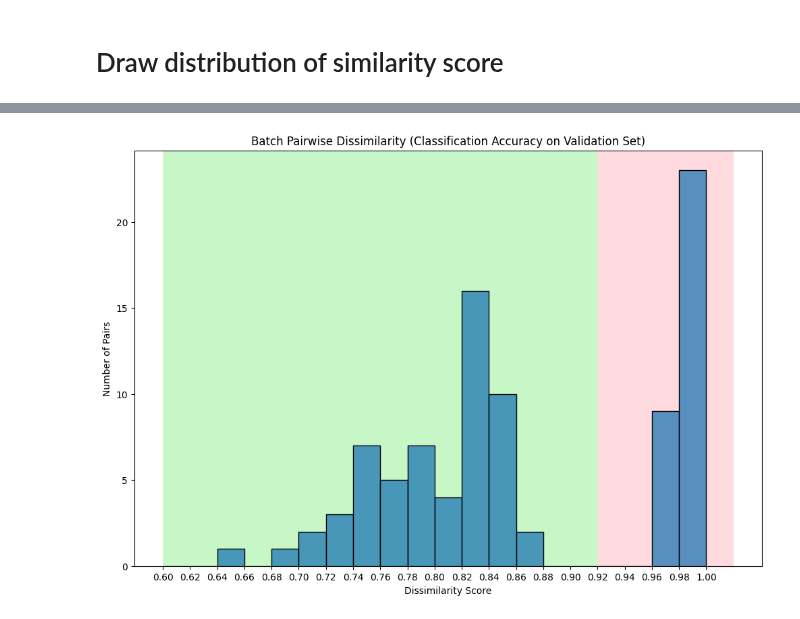
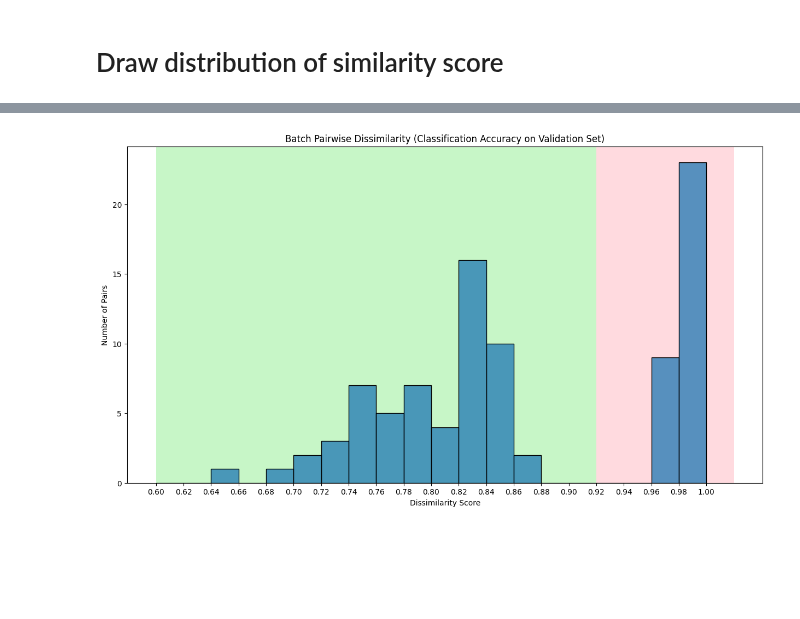
Before and after one commit to DASC-CompetitiveDS/MLOpsVN, a Jupyter notebook: src/notebooks/seperate_distribution.ipynb, the cells around one changed output, grey strips where cells are left out. Saved outputs shown, nothing was run; the diff lists cells and outputs as text; code cells hidden in the pictures; blank space fills up the shorter version.

```diff
--- a/src/notebooks/seperate_distribution.ipynb
+++ b/src/notebooks/seperate_distribution.ipynb
@@ -834,26 +834,26 @@ array([0.9814153 , 0.98365759, 0.8459144 , 0.98166667, 0.8       ,
        0.82916667, 0.84666667, 0.81333333, 0.80166667, 0.74083333])
 # %%
 range = np.arange(0.6, 1+0.02, 0.02)
-plt.figure(figsize=(12,8))
+plt.figure(figsize=(15,8))
 ax = plt.gca()
 
 plt.axvspan(0.6, 0.92, facecolor='lightgreen', alpha=0.5)
 plt.axvspan(0.92, 1.02, facecolor='lightpink', alpha=0.5)
 
 
 sns.histplot(scores,
              bins=range
             )
 ax.set_xticks(range)
 
 
 
 plt.xlabel("Dissimilarity Score")
 plt.ylabel("Number of Pairs")
 
 plt.title("Batch Pairwise Dissimilarity (Classification Accuracy on Validation Set)")
 
 plt.savefig('report/batch_pairwise_dissimilarity.png')
 plt.show()
 # %% [output]
-[figure, old version]
+[figure, new version]
```
Also changed, not shown: 1 other file.
